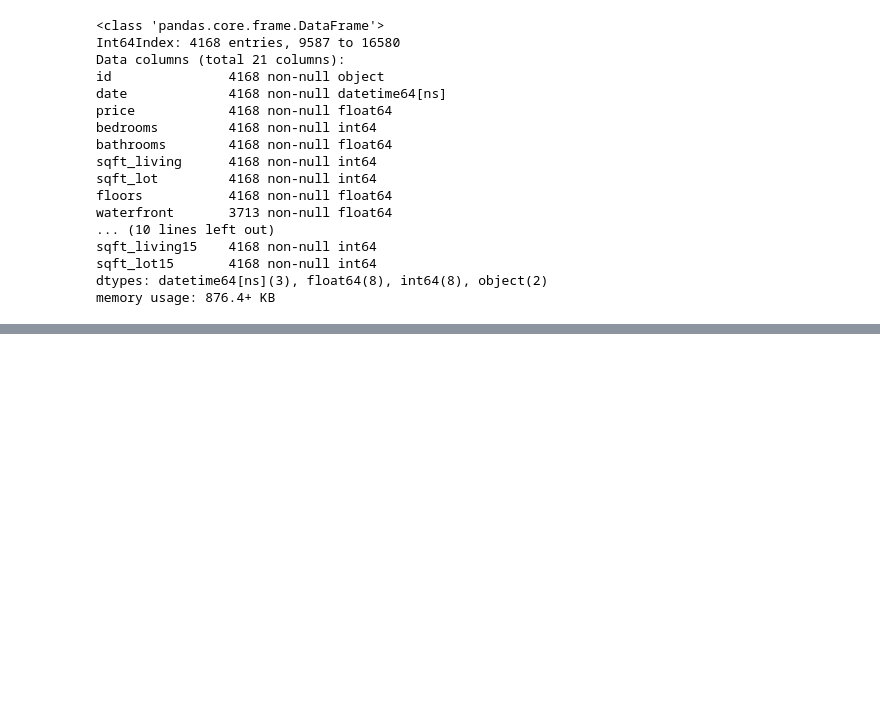
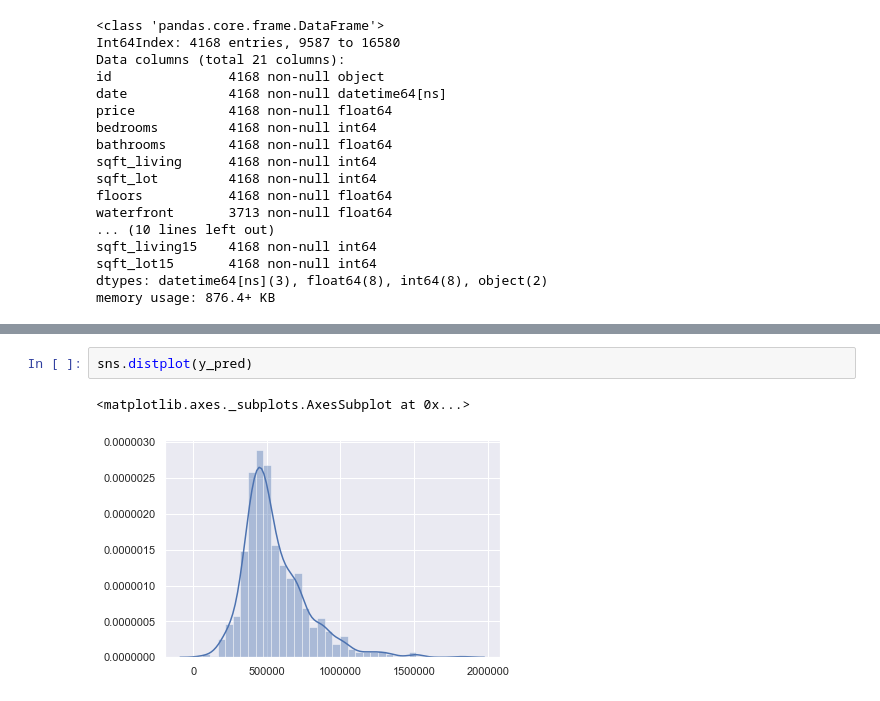
Before and after one commit to aghilissen/KayCee, a Jupyter notebook: Joe_Workbook.ipynb, the cells around one changed output, grey strips where cells are left out. Drawn from its saved outputs; the diff is of its cells as text; blank space fills up the shorter version.

```diff
--- a/Joe_Workbook.ipynb
+++ b/Joe_Workbook.ipynb
@@ -480,0 +608,5 @@ plt.show()
+# %%
+sns.distplot(y_pred)
+# %% [output]
+<matplotlib.axes._subplots.AxesSubplot at 0x...>
+[figure, added]
```
Also changed, not shown: parts of 25 cells of this notebook.
